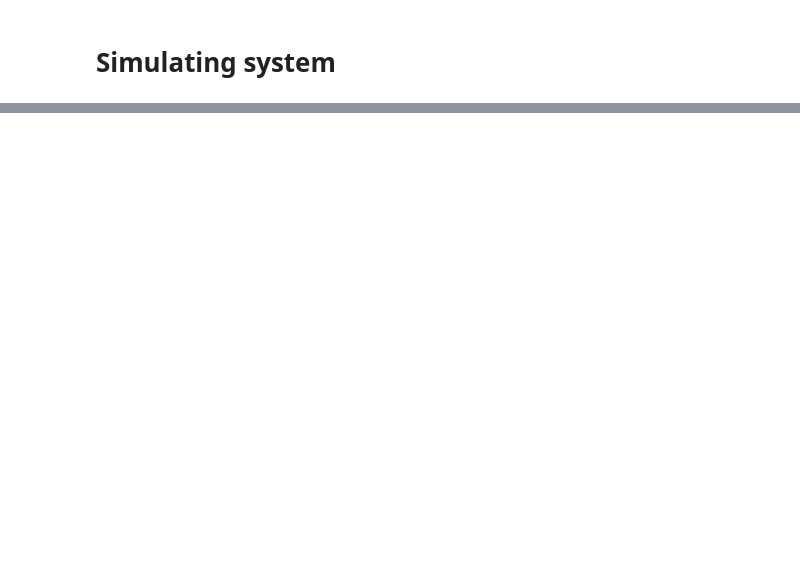
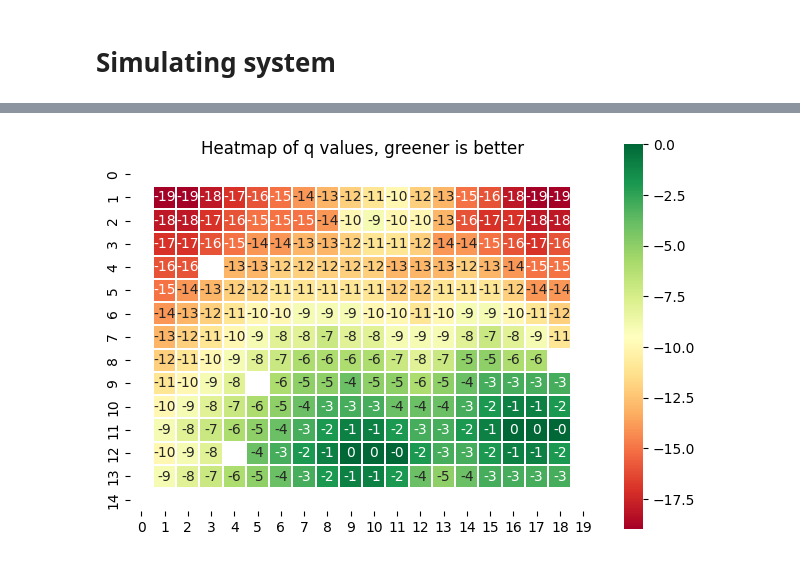
Before and after one commit to djole07/Maze, a Jupyter notebook: maze.ipynb, the cells around one changed output, grey strips where cells are left out. Cells and saved outputs as stored; diff of their text form; code cells hidden in the pictures; blank space fills up the shorter version.

```diff
--- a/maze.ipynb
+++ b/maze.ipynb
@@ -615,0 +879,6 @@ showBoardWithGridAndScores(refreshBoard(board), v, show_text, ROWS_NUMBER, COLUM
+# %%
+show_values = True # @param {"type":"boolean"}
+
+display_heatmap(v, show_values=show_values, decimals=0)
+# %% [output]
+[figure, added]
```
Also changed, not shown: parts of 33 cells of this notebook.
